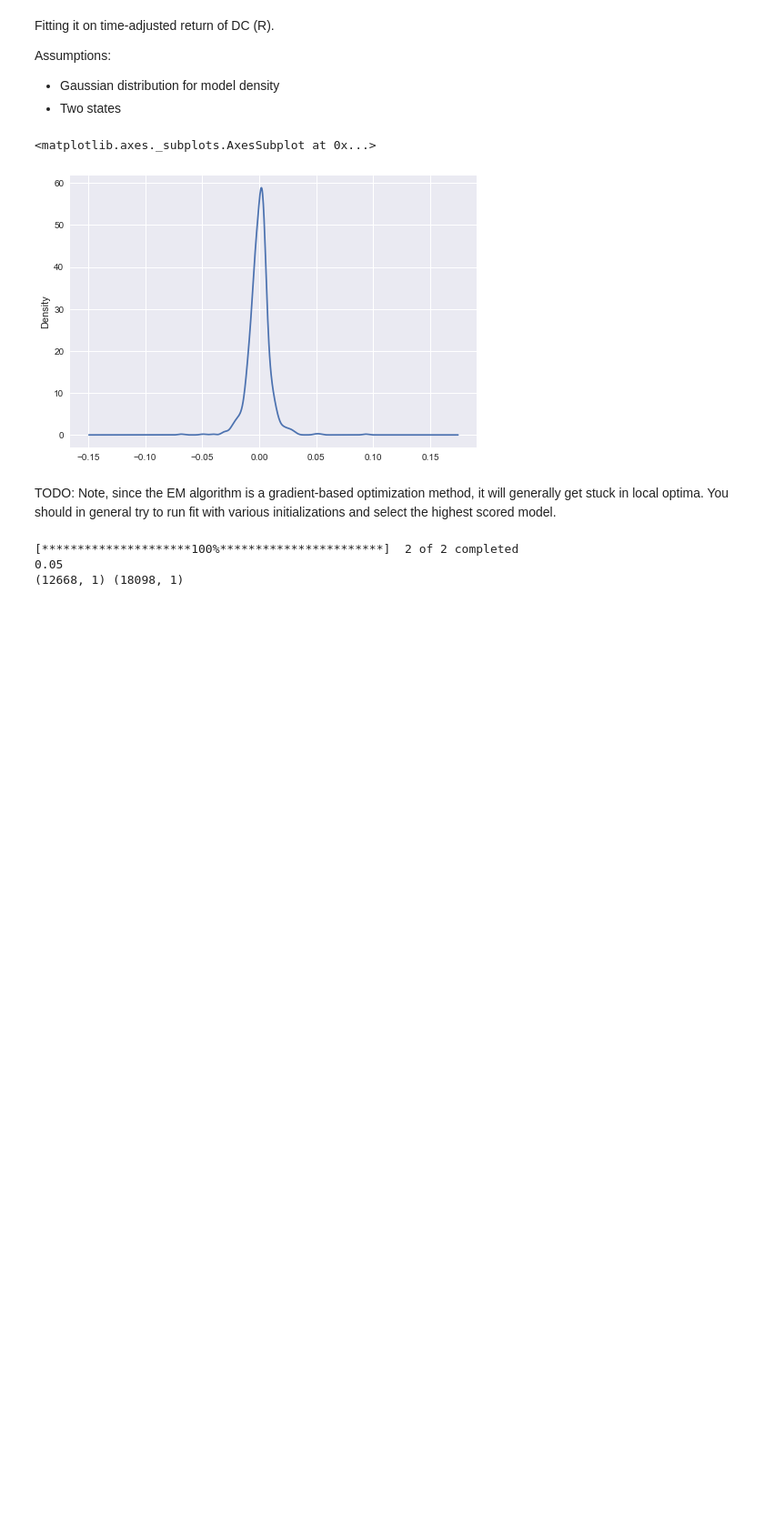
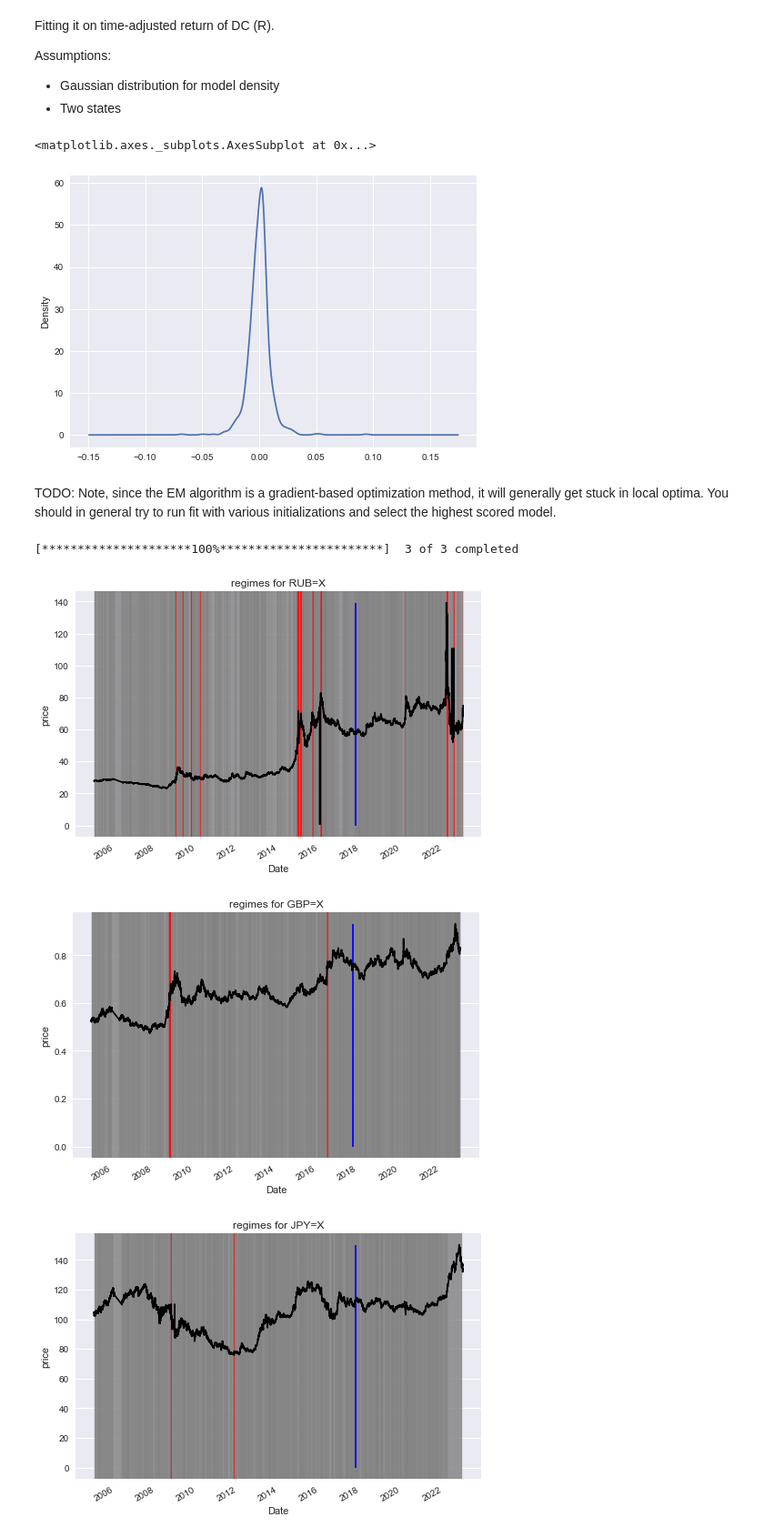
Before and after one commit to uday-31/detecting-market-regime-changes, a Jupyter notebook: detecting-regime-change.ipynb, the cells around one changed output. Shown at 91% size. Drawn from its saved outputs; the diff is of its cells as text; code cells hidden in the pictures; blank space fills up the shorter version.

```diff
--- a/detecting-regime-change.ipynb
+++ b/detecting-regime-change.ipynb
@@ -17,16 +15,18 @@ TODO: hyperparameters/global vars in UPPERCASE
 # %% [markdown]
 ## Reading data
 # %%
-TYPE = 'EQUITY' # 'EQUITY' or 'FX' or 'BOND'
-#TICKERS = ['EURGBP=X','GBP=X']
-TICKERS = ['^DJI','^GSPC','^IXIC']
-#TICKERS = ['^TNX', '^IRX']
-#TICKERS = ['^RUB=X','GBP=X','JPY=X','CNY=X']
+TYPE = 'bond' # 'equity' or 'fx' or 'bond'
+
+TICKER_MAPPER = {'equity':['^DJI','^GSPC','^IXIC'],
+                'bond':['^TNX', '^IRX'],
+                'fx':['RUB=X','GBP=X','JPY=X']}
+
+TICKERS = TICKER_MAPPER[TYPE]
 START_DATE = "2005-01-01"
 THETA = 0.005
 NUM_REGIMES = 2
 
-TRADING_DAY = {'EQUITY':6.5, 'FX':12,'BOND':9} # number of hours in a day we offset
+TRADING_DAY = {'equity':6.5, 'fx':12,'bond':9} # number of hours in a day we offset
 TEST_TICKER = TICKERS[-1] # if we need to debug for a single ticker
 # %% [markdown]
 TODO: THETA has to depend on instrument considered, curencies are relatively more stable than equities
@@ -243,43 +243,43 @@ def fit_hmm(n_components: int, price: pd.Series, indicator: pd.Series, ticker: s
 
     return regimes, model
 # %%
-TYPE = 'BOND' # 'EQUITY' or 'FX' or 'BOND'
-#TICKERS = ['EURGBP=X','GBP=X']
-#TICKERS = ['^DJI','^GSPC','^IXIC']
-TICKERS = ['^TNX', '^IRX']
-#TICKERS = ['RUB=X','GBP=X','JPY=X','']
+TYPE = 'fx' # 'equity' or 'fx' or 'bond'
+
+TICKER_MAPPER = {'equity':['^DJI','^GSPC','^IXIC'],
+                'bond':['^TNX', '^IRX'],
+                'fx':['RUB=X','GBP=X','JPY=X']}
+
+TICKERS = TICKER_MAPPER[TYPE]
 START_DATE = "2005-01-01"
-THETA = 0.005
+THETA = 0.001
 NUM_REGIMES = 2
 
-TRADING_DAY = {'EQUITY':6.5, 'FX':12,'BOND':9} # number of hours in a day we offset
+TRADING_DAY = {'equity':6.5, 'fx':12,'bond':9} # number of hours in a day we offset
 TEST_TICKER = TICKERS[-1] # if we need to debug for a single ticker
 
 data = yf.download(TICKERS, start=START_DATE, end = '2022-12-31') # time series data
 df_ts_close = data['Adj Close'].dropna()
 df_ts_open = data['Open'].dropna()
 df_ts_open.index = df_ts_open.index + pd.Timedelta(f'{TRADING_DAY[TYPE]/2}h') # adjust time
 df_ts = pd.concat([df_ts_close,df_ts_open]).sort_index()
 
-for THETA in [0.05]:
-    print(THETA)
-    dcc = {}
-    ext = {}
-    for ticker in TICKERS:
-        dcc[ticker], ext[ticker] = get_DC_data(df_ts[ticker], THETA)
+dcc = {}
+ext = {}
+for ticker in TICKERS:
+    dcc[ticker], ext[ticker] = get_DC_data(df_ts[ticker], THETA)
 
-    tmv = {}
-    T = {}
-    R = {}
-    for ticker in TICKERS:
-        tmv[ticker] = get_TMV(ext[ticker],THETA)
-        T[ticker] = get_T(ext[ticker])
-        R[ticker] = get_R(tmv[ticker],T[ticker],THETA)
+tmv = {}
+T = {}
+R = {}
+for ticker in TICKERS:
+    tmv[ticker] = get_TMV(ext[ticker],THETA)
+    T[ticker] = get_T(ext[ticker])
+    R[ticker] = get_R(tmv[ticker],T[ticker],THETA)
 
-    a =fit_hmm(NUM_REGIMES, df_ts[TICKERS[1]], df_ts[TICKERS[1]].diff().dropna(), ticker, plot = True, combine=True, indicator2=df_ts[TICKERS[0]].diff().dropna())
-    #for ticker in TICKERS:
-    #    regimes, model = fit_hmm(NUM_REGIMES, df_ts[ticker], df_ts[ticker].diff().dropna(), ticker, plot = True)
+for ticker in TICKERS:
+    regimes, model = fit_hmm(NUM_REGIMES, df_ts[ticker], R[ticker], ticker, plot = True)
 # %% [output]
-[*********************100%***********************]  2 of 2 completed
-0.05
-(12668, 1) (18098, 1)
+[*********************100%***********************]  3 of 3 completed
+[figure, added]
+[figure, added]
+[figure, added]
```
Also changed, not shown: parts of 1 cell of this notebook.
